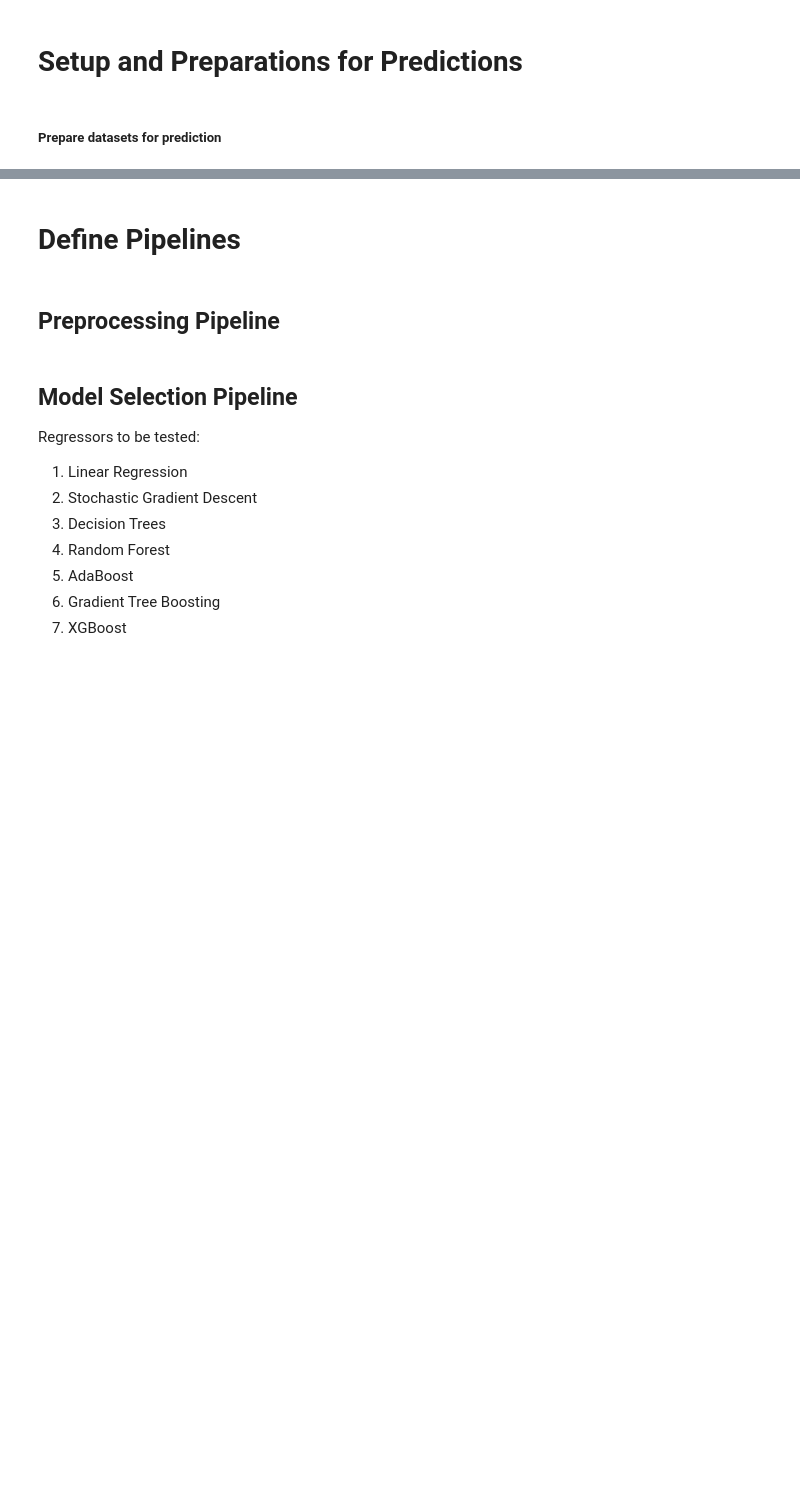
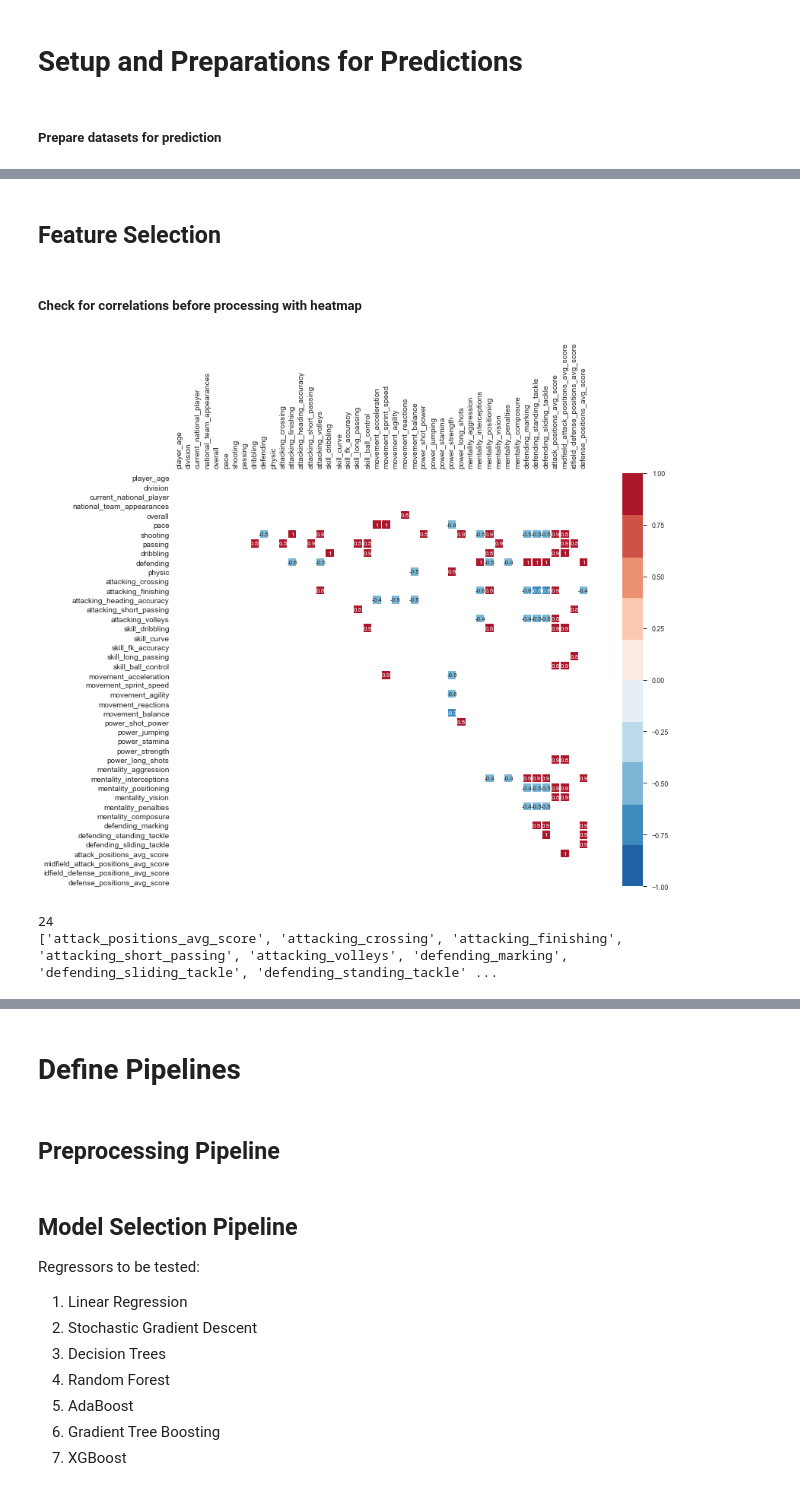
Before and after one commit to fabwerk90/FIFA-20---Market-value-prediction, a Jupyter notebook: i_predictive_algorithms_pipelines.ipynb, the cells around one changed output, grey strips where cells are left out. Drawn from its saved outputs; the diff is of its cells as text; code cells hidden in the pictures; blank space fills up the shorter version.

```diff
--- a/i_predictive_algorithms_pipelines.ipynb
+++ b/i_predictive_algorithms_pipelines.ipynb
@@ -59,0 +143,59 @@ Goalkeepers:
+# %% [markdown]
+## Feature Selection
+# %% [markdown]
+##### Check for correlations before processing with heatmap
+# %%
+def plot_heatmap (data):
+
+    corrmat = data.corr()
+    with sns.axes_style("white"):
+        f, ax = plt.subplots(figsize=(16, 10))
+        ax.xaxis.tick_top()
+        cmap = sns.color_palette("RdBu_r", 10)
+        matrix = np.tril(corrmat)
+
+    if len(data.columns) < 15:
+
+        sns.set(context="paper", font="monospace", font_scale=2)
+
+        with sns.axes_style("white"):
+            heatmap = sns.heatmap(corrmat[(corrmat >= 0.8) | (corrmat <= -0.4)],
+                                  cmap=cmap, vmin=-1, vmax=1, center= 0, square=True, annot=True,
+                                  annot_kws={"size": 12}, fmt='.2g', mask=matrix, linewidths=1, rasterized=True);
+
+    elif len(data.columns) <= 30:
+
+        sns.set(context="paper", font="monospace", font_scale=1.5)
+
+        with sns.axes_style("white"):
+            heatmap = sns.heatmap(corrmat[(corrmat >= 0.8) | (corrmat <= -0.4)],
+                                  cmap=cmap, vmin=-1, vmax=1, center= 0, square=True, annot=True,
+                                  annot_kws={"size": 10}, fmt='.1g', mask=matrix, linewidths=1, rasterized=True);
+
+    else:
+
+        sns.set(context="paper", font="monospace", font_scale=1)
+
+        with sns.axes_style("white"):
+            heatmap = sns.heatmap(corrmat[(corrmat >= 0.8) | (corrmat <= -0.4)],
+                                  cmap=cmap, vmin=-1, vmax=1, center= 0, square=True, annot=True,
+                                  annot_kws={"size": 8}, fmt='.1g', mask=matrix, linewidths=1, rasterized=True);
+# %%
+plot_heatmap(train_set_fp.drop(["market_value_in_euro_log"],axis=1))
+# %% [output]
+[figure, added]
+# %%
+correlated_features_fp = set()
+correlation_matrix_fp = train_set_fp.corr()
+
+for i in range(len(correlation_matrix_fp.columns)):
+    for j in range(i):
+        if abs(correlation_matrix_fp.iloc[i, j]) > 0.8:
+            colname = correlation_matrix_fp.columns[i]
+            correlated_features_fp.add(colname)
+
+print(len(correlated_features_fp))
+print(sorted(correlated_features_fp, reverse=False))
+# %% [output]
+24
+['attack_positions_avg_score', 'attacking_crossing', 'attacking_finishing', 'attacking_short_passing', 'attacking_volleys', 'defending_marking', 'defending_sliding_tackle', 'defending_standing_tackle' ...
```
Also changed, not shown: parts of 31 cells of this notebook.
